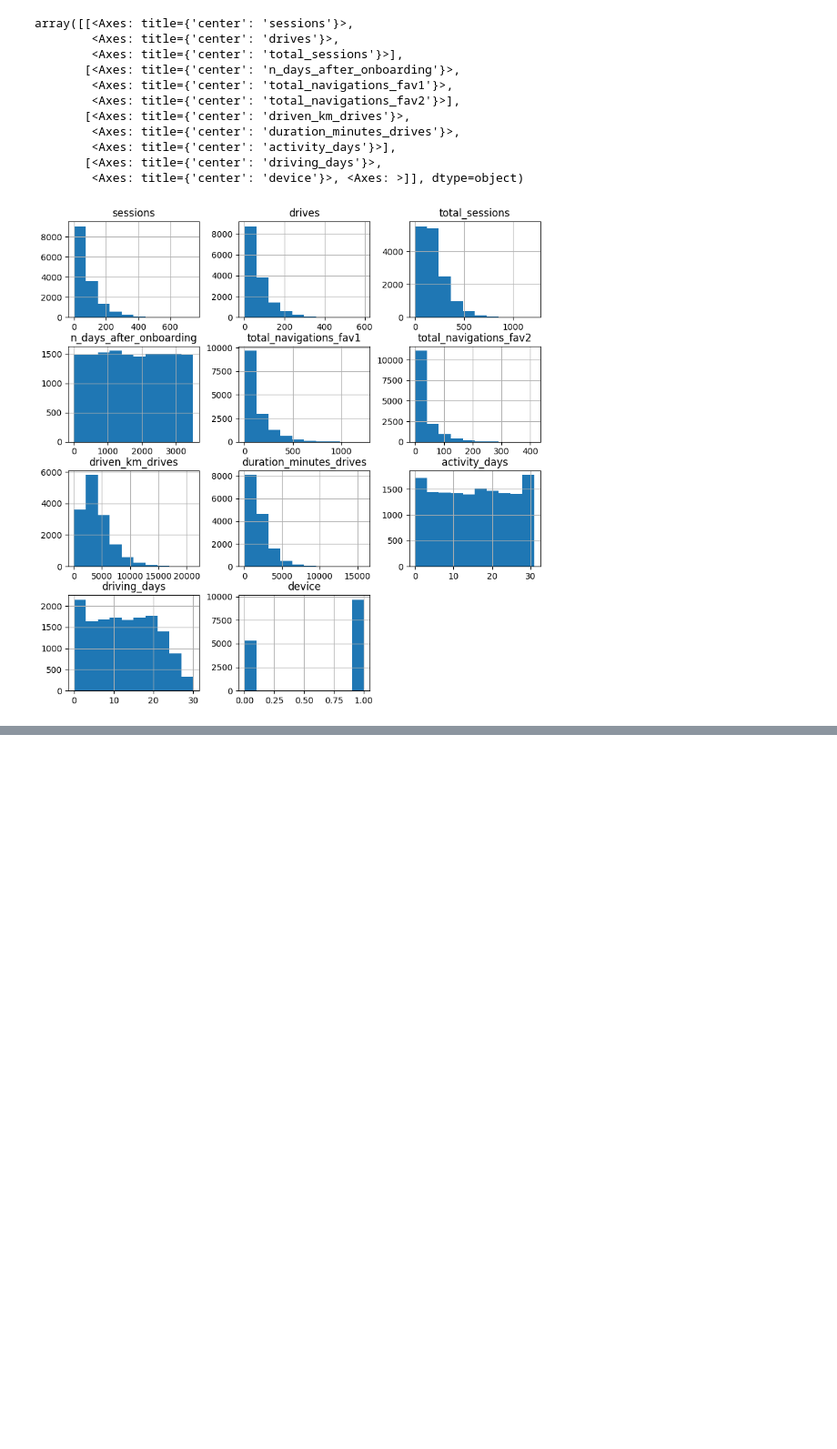
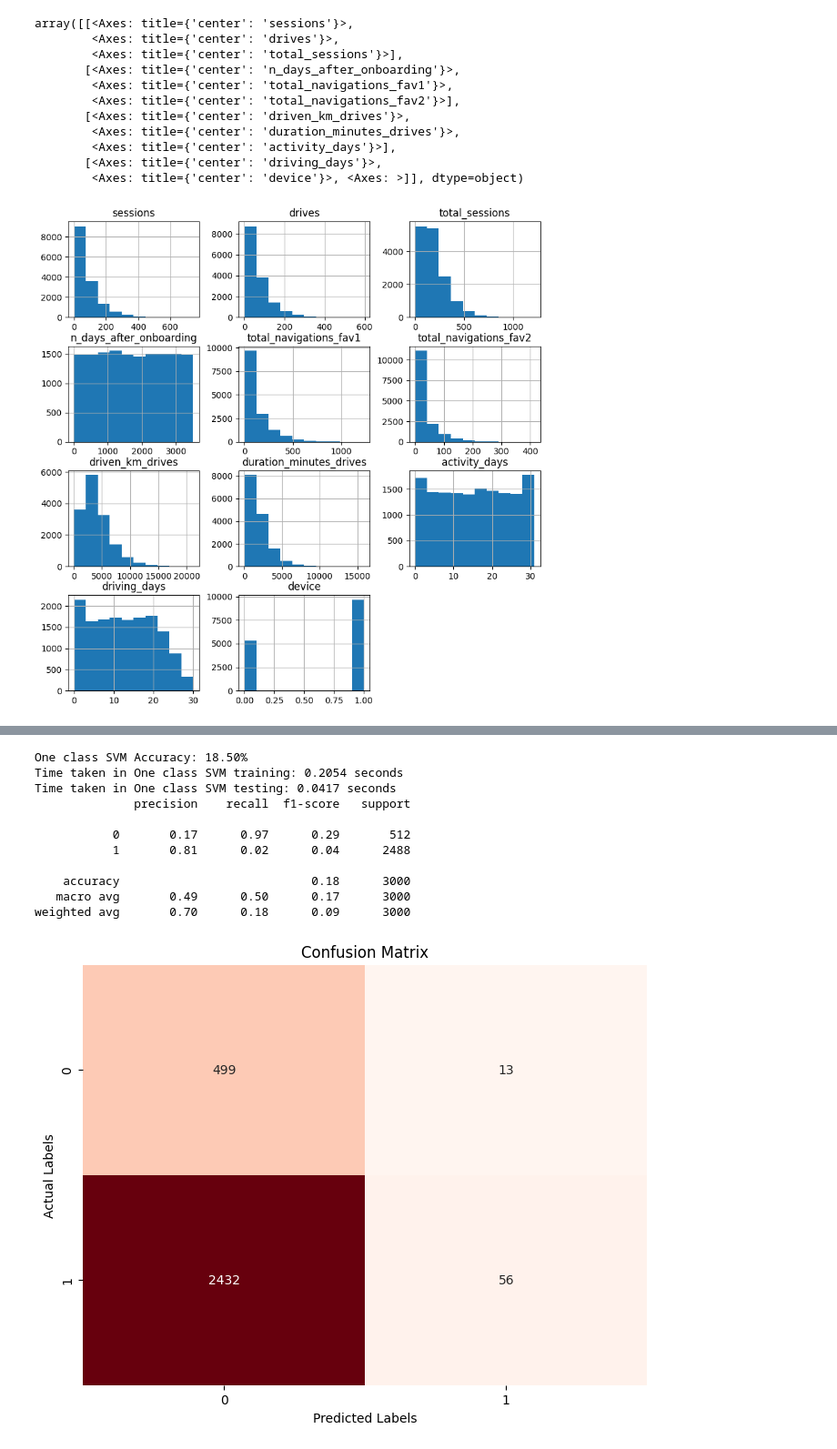
Before and after one commit to MohamedAhmedMustafa/Waze_Customer_Churn_Analysis, a Jupyter notebook: Waze_Customer_Churn_Analysis.ipynb, the cells around one changed output, grey strips where cells are left out. Shown at 91% size. Drawn from its saved outputs; the diff is of its cells as text; code cells hidden in the pictures; blank space fills up the shorter version.

```diff
--- a/Waze_Customer_Churn_Analysis.ipynb
+++ b/Waze_Customer_Churn_Analysis.ipynb
@@ -199,3 +248,47 @@ X_train, X_test, y_train, y_test = train_test_split(X, y, test_size=0.2, random_
+# %%
+model = OneClassSVM(nu = 0.01, kernel = 'rbf', gamma = 'auto')
+start_time_train = time.time()
+# Train the model
+model.fit(X_train, y_train)
+end_time_train = time.time()
+# Make predictions
+start_time_test = time.time()
+y_pred = model.predict(X_test)
+y_pred = [1 if i==-1 else 0 for i in y_pred]
+end_time_test = time.time()
+# Calculate accuracy
+accuracy_svm_1 = accuracy_score(y_test, y_pred)
+print(f'One class SVM Accuracy: {accuracy_svm_1 * 100:.2f}%')
+
+execution_time_train = end_time_train - start_time_train
+print(f'Time taken in One class SVM training: {execution_time_train:.4f} seconds')
+
+execution_time_test = end_time_test - start_time_test
+print(f'Time taken in One class SVM testing: {execution_time_test:.4f} seconds')
+
+report = classification_report(y_test, y_pred)
+print(report)
+
+cm = confusion_matrix(y_test, y_pred)
+plt.figure(figsize=(8, 6))
+sns.heatmap(cm, annot=True, fmt='d', cmap='Reds', cbar=False)
+plt.title('Confusion Matrix')
+plt.ylabel('Actual Labels')
+plt.xlabel('Predicted Labels')
+plt.show()
+# %% [output]
+One class SVM Accuracy: 18.50%
+Time taken in One class SVM training: 0.2054 seconds
+Time taken in One class SVM testing: 0.0417 seconds
+              precision    recall  f1-score   support
+
+           0       0.17      0.97      0.29       512
+           1       0.81      0.02      0.04      2488
+
+    accuracy                           0.18      3000
+   macro avg       0.49      0.50      0.17      3000
+weighted avg       0.70      0.18      0.09      3000
+[figure, added]
 # %%
 count_class_0, count_class_1 = np.bincount(y_train)
 scale_pos_weight = count_class_0 / count_class_1
```
Also changed, not shown: parts of 28 cells of this notebook.
